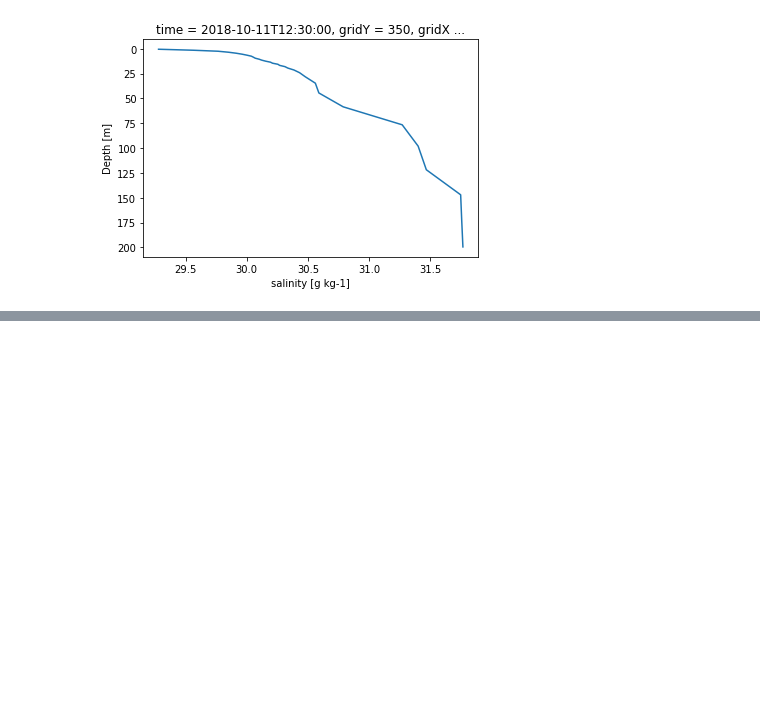
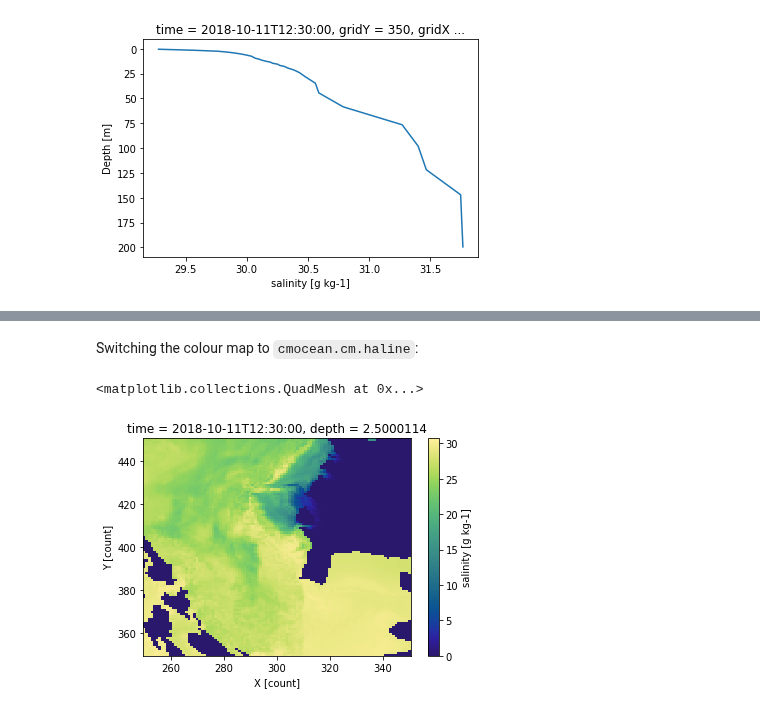
Before and after one commit to SalishSeaCast/analysis-doug, a Jupyter notebook: notebooks/SalishSeaCastVizDemo.ipynb, the cells around one changed output, grey strips where cells are left out. Cells and saved outputs as stored; diff of their text form; code cells hidden in the pictures; blank space fills up the shorter version.

```diff
--- a/notebooks/SalishSeaCastVizDemo.ipynb
+++ b/notebooks/SalishSeaCastVizDemo.ipynb
@@ -199,2 +213,9 @@ ds.salinity.sel(time='2018-10-11 12:30', gridY=slice(350, 450), gridX=slice(250,
+# %% [markdown]
+Switching the colour map to `cmocean.cm.haline`:
+# %%
+salinity_5.plot(cmap=cmocean.cm.haline)
+# %% [output]
+<matplotlib.collections.QuadMesh at 0x...>
+[figure, added]
 # %%
 type(ds.salinity)
```
Also changed, not shown: parts of 13 cells of this notebook.
